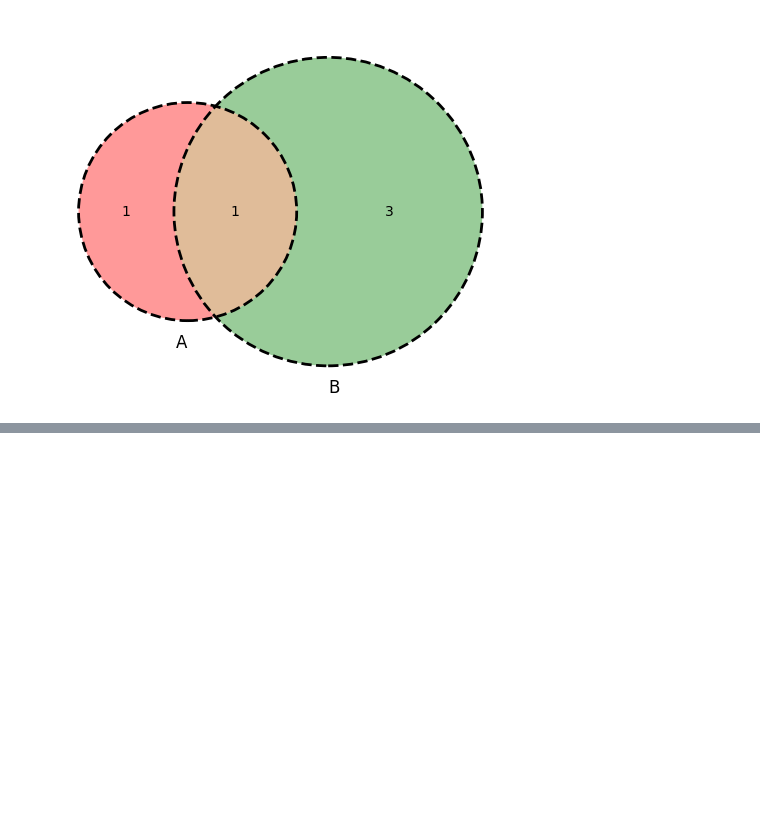
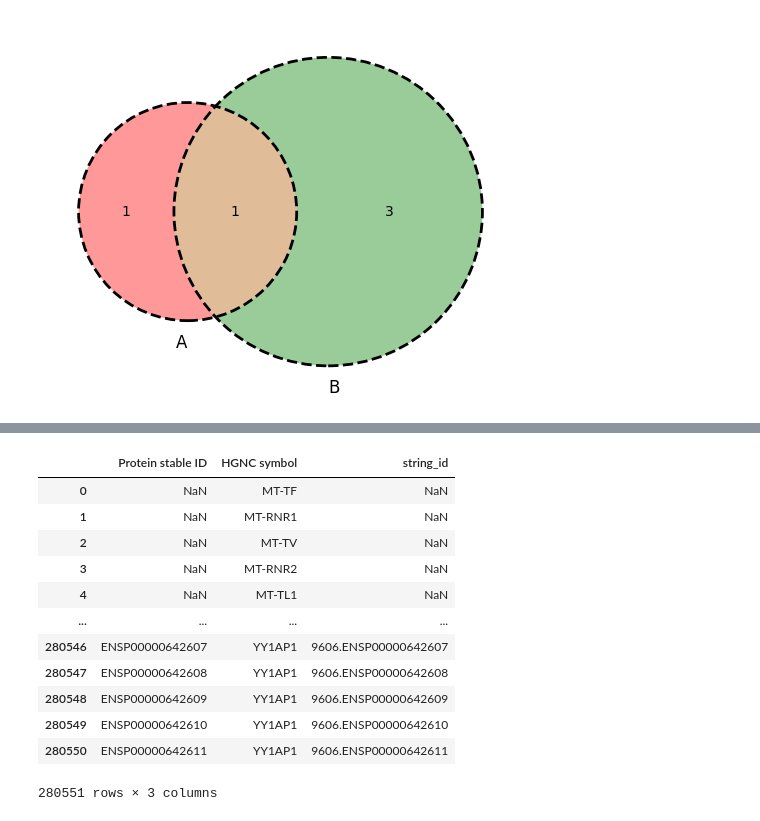
Before and after one commit to Xiaoxuan-Yu-ty/HybridKG, a Jupyter notebook: CLEP_PPIKG_neo4j/ppikg.ipynb, the cells around one changed output, grey strips where cells are left out. Saved outputs shown, nothing was run; the diff lists cells and outputs as text; code cells hidden in the pictures; blank space fills up the shorter version.

```diff
--- a/CLEP_PPIKG_neo4j/ppikg.ipynb
+++ b/CLEP_PPIKG_neo4j/ppikg.ipynb
@@ -195,0 +246,18 @@ c = venn2_circles(subsets=(set([1,2]), set([2,3,4,5])),
+# %%
+from pybiomart import Dataset
+
+# Fetch data directly from Ensembl human dataset
+dataset = Dataset(name='hsapiens_gene_ensembl', host='http://www.ensembl.org')
+
+# Query to match Ensembl Protein IDs to HGNC/Gene Symbols
+results = dataset.query(
+    attributes=['ensembl_peptide_id', 'hgnc_symbol']
+)
+
+# Convert to a mapping dictionary
+mapping_df = pd.DataFrame(results)
+mapping_df['string_id'] = "9606." + mapping_df['Protein stable ID']
+id_to_symbol = dict(zip(mapping_df['string_id'], mapping_df['HGNC symbol']))
+
+# Example lookup
+print(id_to_symbol.get("9606.ENSP00000000233"))
@@ -195,0 +282,16 @@ c = venn2_circles(subsets=(set([1,2]), set([2,3,4,5])),
+# %%
+mapping_df
+# %% [output]
+|  | Protein stable ID | HGNC symbol | string_id |
+| 0 | NaN | MT-TF | NaN |
+| 1 | NaN | MT-RNR1 | NaN |
+| 2 | NaN | MT-TV | NaN |
+| 3 | NaN | MT-RNR2 | NaN |
+| 4 | NaN | MT-TL1 | NaN |
+| ... | ... | ... | ... |
+| 280546 | ENSP00000642607 | YY1AP1 | 9606.ENSP00000642607 |
+| 280547 | ENSP00000642608 | YY1AP1 | 9606.ENSP00000642608 |
+| 280548 | ENSP00000642609 | YY1AP1 | 9606.ENSP00000642609 |
+| 280549 | ENSP00000642610 | YY1AP1 | 9606.ENSP00000642610 |
+| 280550 | ENSP00000642611 | YY1AP1 | 9606.ENSP00000642611 |
+280551 rows × 3 columns
```
Also changed, not shown: parts of 17 cells of this notebook, 8 other files.
